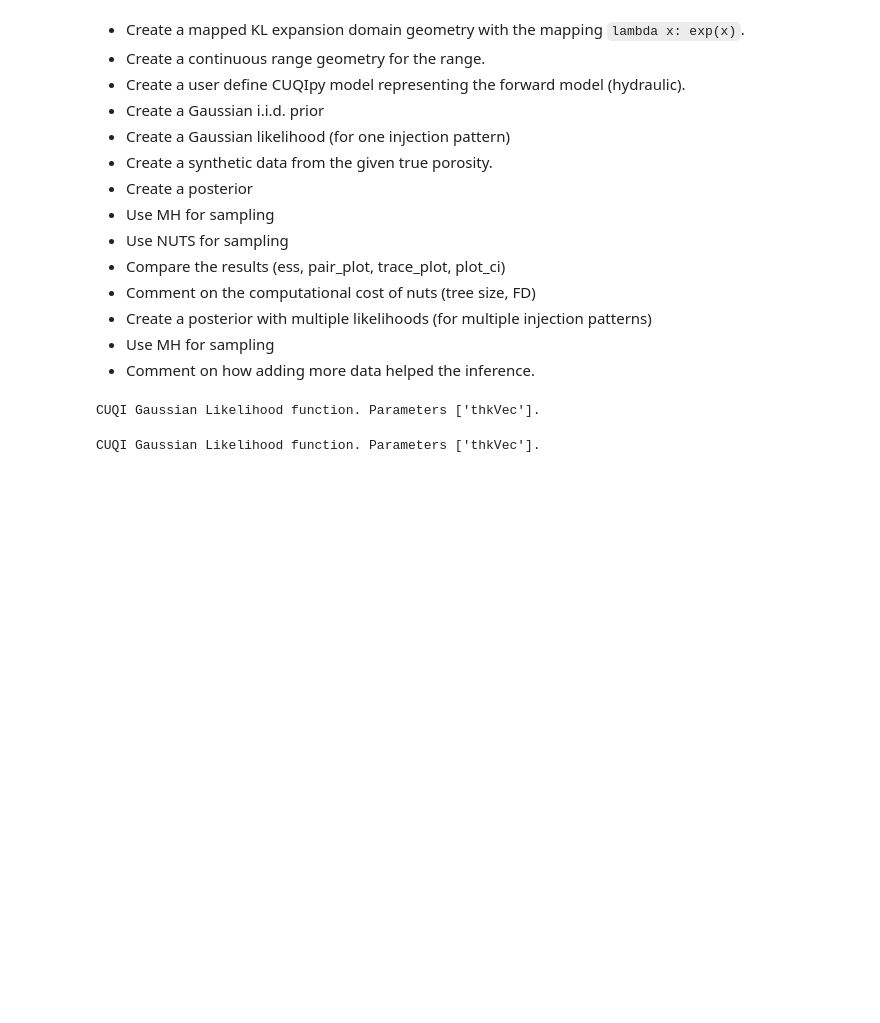
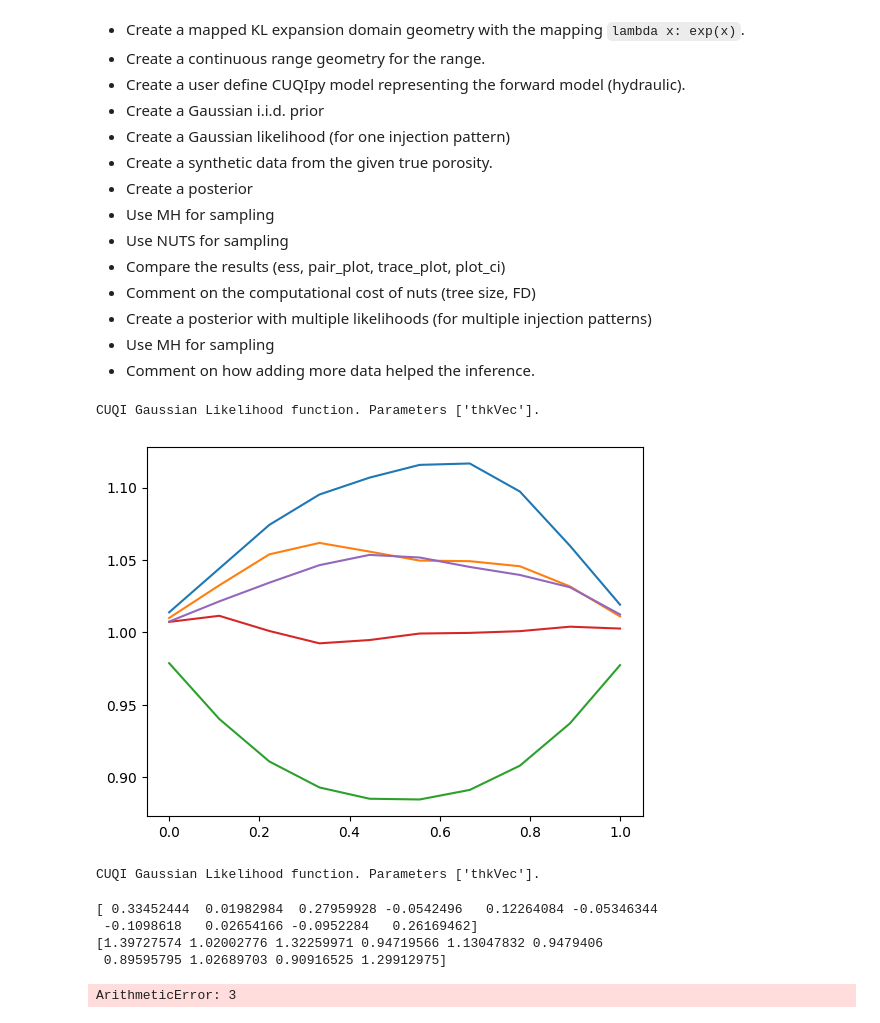
Before and after one commit to MarkusTHolm/BeamUQ, a Jupyter notebook: CUQI_project_part.ipynb, the cells around one changed output. Saved outputs shown, nothing was run; the diff lists cells and outputs as text; code cells hidden in the pictures; blank space fills up the shorter version.

```diff
--- a/CUQI_project_part.ipynb
+++ b/CUQI_project_part.ipynb
@@ -58,37 +60,39 @@ class hydraulic_class():
 # %%
 # Data and initialization
 U = lambda x: np.exp(x)             # Define mapping
 L = 1                               # domain length 1
 N_hydro = 128                       # Number of measurement points for hydrolic problem
 N_points = 10                       # Number of discretization points
 N_modes = 5                         # Number of terms in KL expansion
 grid1 = np.linspace(0,L,N_points)   # Discretization for domain
 
+hydraulic = hydraulic_class(N=N_points, L=L)
+beam = BeamModel1D(nelx=N_points, Lx=L)
+
 # Create Beam and hydrolic models
-model_hydrolic = Model(forward=hydraulic_class(N=N_points, L=L).forward,
+model_hydraulic = Model(forward=hydraulic.forward,
                 range_geometry=Continuous1D(grid=grid1),
                 domain_geometry=MappedGeometry(KLExpansion( grid=grid1,num_modes=N_modes ), map = U))
 
-model_Beam = Model(forward=BeamModel1D(nelx=N_points, Lx=L).forward,
+model_Beam = Model(forward=beam.forward,
                 range_geometry=Continuous1D(grid=grid1),
                 domain_geometry=MappedGeometry(KLExpansion( grid=grid1,num_modes=N_modes ), map = U))
 
 # # Test both mdoels for som input
-# print(model_hydrolic(np.ones(5)))
+# print(model_hydraulic(np.ones(5)))
 # print(model_Beam(np.ones(5)))
 
 # # Gaussian prior -> test it on beam domain
-# x = Gaussian(0,1,geometry=model_Beam.domain_geometry);
-# x.sample(100).plot();
+prior_Zs = Gaussian(0,1,geometry=model_Beam.domain_geometry);
+prior_Zs.sample(5).plot();
 
 # Gaussian Likelihood
 data_test = np.ones(5)
 likelihood = cuqi.distribution.Gaussian(mean=model_Beam, cov=0.05**2).to_likelihood(data_test)
 print(likelihood)
-
-# Create sunthetic data
 # %% [output]
 CUQI Gaussian Likelihood function. Parameters ['thkVec'].
+[figure, added]
 # %%
 # Gaussian Likelihood
 data_test = np.ones(5)
@@ -96,3 +100,45 @@ likelihood = cuqi.distribution.Gaussian(mean=model_Beam, cov=0.05**2).to_likelih
 print(likelihood)
 # %% [output]
 CUQI Gaussian Likelihood function. Parameters ['thkVec'].
+# %%
+# Create sunthetic data
+Zs_true = np.random.randn(N_points)/5 # True parameters Zs for beam model
+print(Zs_true)
+t_true = U(Zs_true) # True beam thickness
+print(t_true)
+
+u_true = beam.forward(Zs_true)
+
+
+# np.random.seed(10)
+# N_points = 128
+# measurement = np.load('measurement.npz')
+# epsilons = measurement['noise_vec']
+# p_true = measurement['p_true']
+# X_true= measurement['X_true']
+
+# print(X_true.shape)
+# hydraulic = hydraulic_class(N_points)
+
+# X = np.ones(N_points) # create a constant (positive) porosity X
+# p = hydraulic.forward(X)
+
+# # constructing noisy vector in y_obs and likelihood standard deviations in sigmas
+# y_obs = []
+# sigmas = []
+# for i in range(p_true.shape[0]):
+#     # construct noisy measurements like the previous exercise
+#     epsilon = np.random.standard_normal(N_points) # sample a noise vector of size N_points
+#     epsilon /= np.linalg.norm(epsilon) # normalize with Euclidean norm
+#     sig = 0.05*np.sqrt(np.sum(p_true[i,:]**2*hydraulic.L/N_points))/np.sqrt(N_points) # define 5% noise standard deviation with respect to the L2 norm of the pressure
+
+#     sigmas.append(sig)
+#     y_obs.append(  p_true[i,:] + epsilon*sig ) # add noise to p and append
+# y_obs = np.array(y_obs)
+# sigmas = np.array(sigmas)
+# %% [output]
+[ 0.33452444  0.01982984  0.27959928 -0.0542496   0.12264084 -0.05346344
+ -0.1098618   0.02654166 -0.0952284   0.26169462]
+[1.39727574 1.02002776 1.32259971 0.94719566 1.13047832 0.9479406
+ 0.89595795 1.02689703 0.90916525 1.29912975]
+ArithmeticError: 3
```
Also changed, not shown: parts of 1 cell of this notebook.
